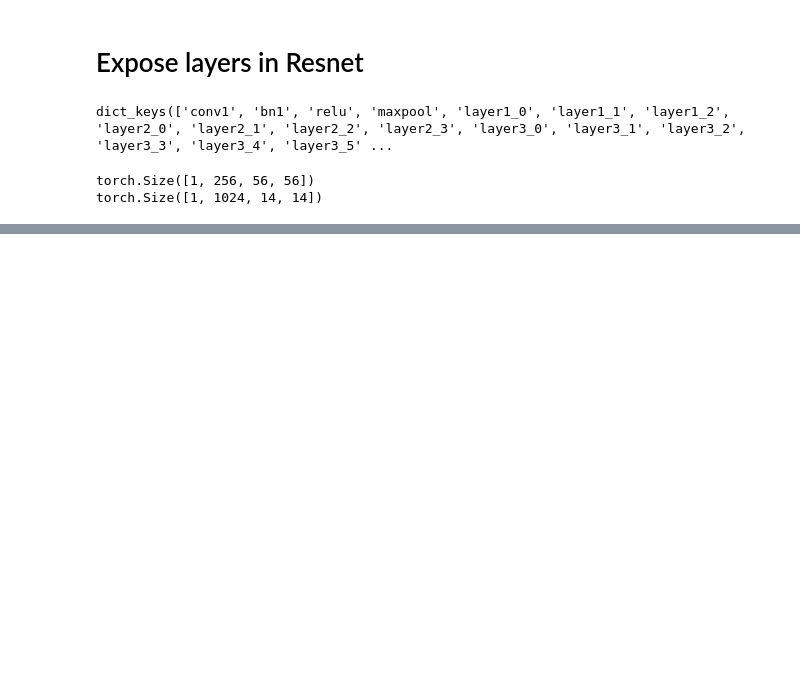
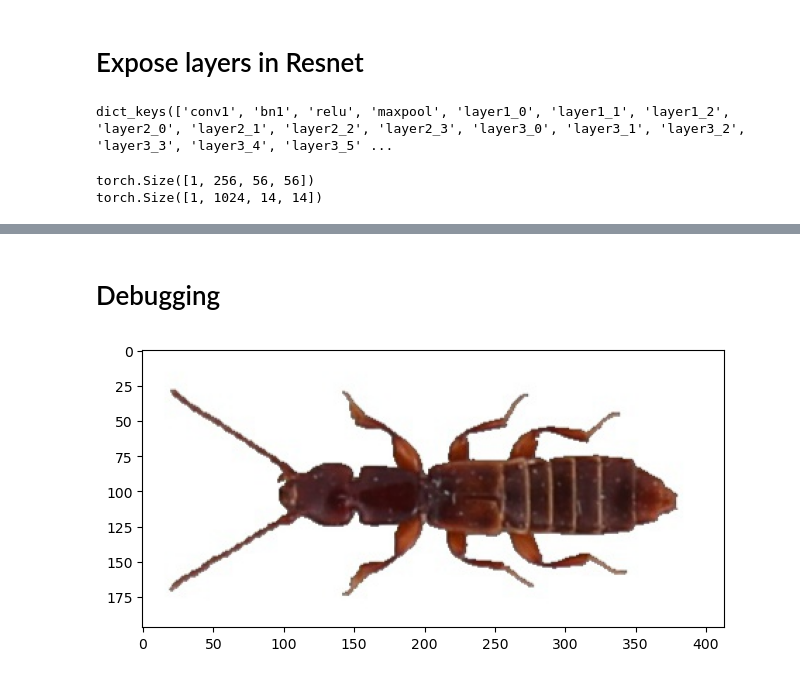
Before and after one commit to JackismyShephard/eternal-bugshine, a Jupyter notebook: deepdream.ipynb, the cells around one changed output, grey strips where cells are left out. Drawn from its saved outputs; the diff is of its cells as text; code cells hidden in the pictures; blank space fills up the shorter version.

```diff
--- a/deepdream.ipynb
+++ b/deepdream.ipynb
@@ -429,0 +646,2 @@ torch.Size([1, 1024, 14, 14])
+# %% [markdown]
+# Debugging
@@ -429,0 +655,24 @@ torch.Size([1, 1024, 14, 14])
+# %%
+
+def load_image(img_path, target_shape=None):
+    if not os.path.exists(img_path):
+        raise Exception(f'Path does not exist: {img_path}')
+    # [:, :, ::-1] converts BGR (opencv format...) into RGB
+    img = cv.imread(img_path)[:, :, ::-1]
+
+    if target_shape is not None:  # resize section
+        # scalar -> implicitly setting the width
+        if isinstance(target_shape, int) and target_shape != -1:
+            current_height, current_width = img.shape[:2]
+            new_width = target_shape
+            new_height = int(current_height * (new_width / current_width))
+            img = cv.resize(img, (new_width, new_height),
+                            interpolation=cv.INTER_CUBIC)
+        else:  # set both dimensions to target shape
+            img = cv.resize(
+                img, (target_shape[1], target_shape[0]), interpolation=cv.INTER_CUBIC)
+
+    # This need to go after resizing - otherwise cv.resize will push values outside of [0,1] range
+    img = img.astype(np.float32)  # convert from uint8 to float32
+    img /= 255.0  # get to [0, 1] range
+    return img
@@ -429,0 +690,11 @@ torch.Size([1, 1024, 14, 14])
+# %%
+# checked in, I'll be using it as the running example
+img_path = 'data/images/achenium_humile/_0189_0.jpg'
+img = load_image(img_path)
+
+# otherwise plots are really small in Jupyter Notebook
+fig = plt.figure(figsize=(7.5, 5), dpi=100)
+plt.imshow(img)
+plt.show()
+# %% [output]
+[figure, added]
```
Also changed, not shown: parts of 34 cells of this notebook.
